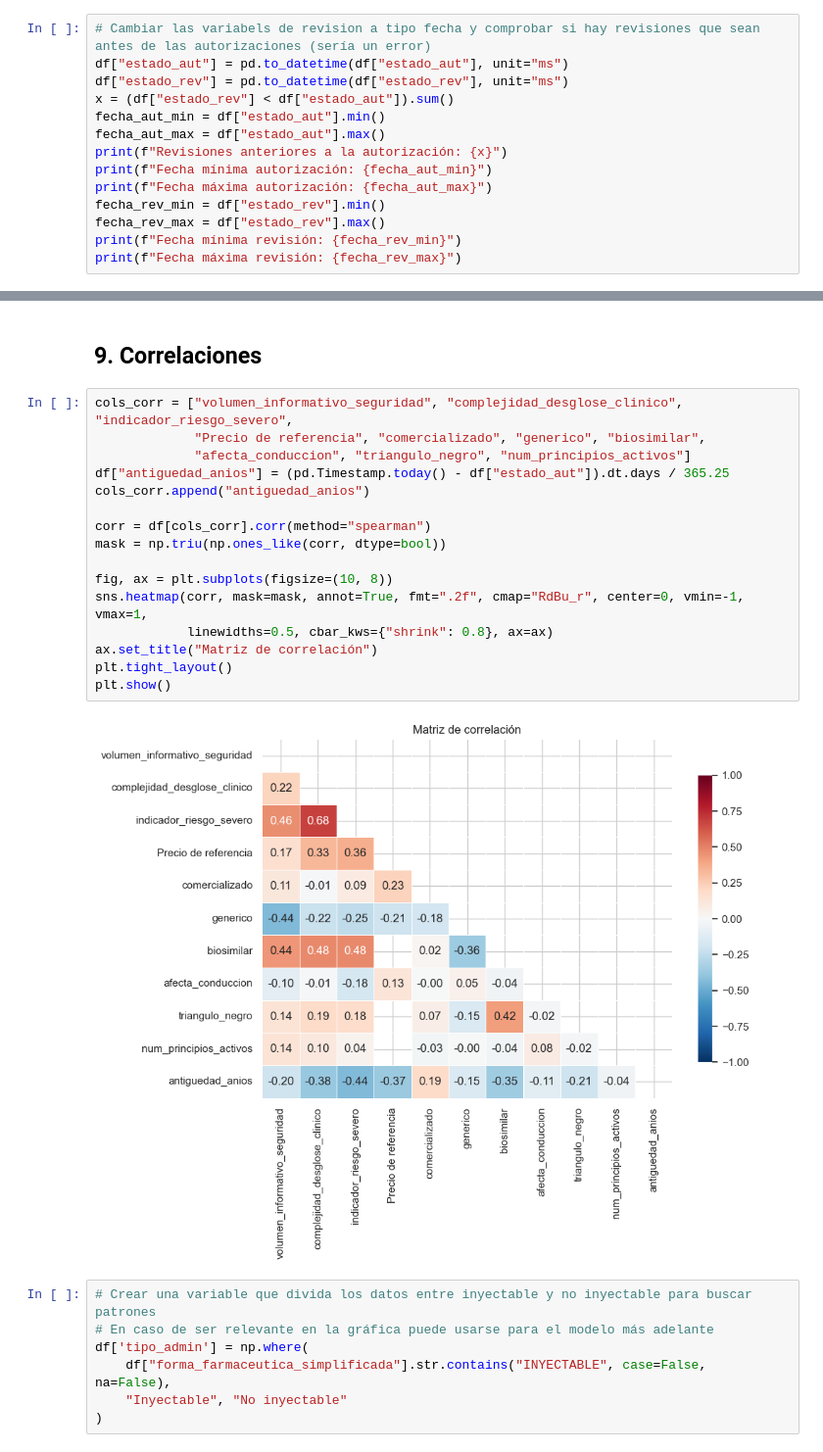
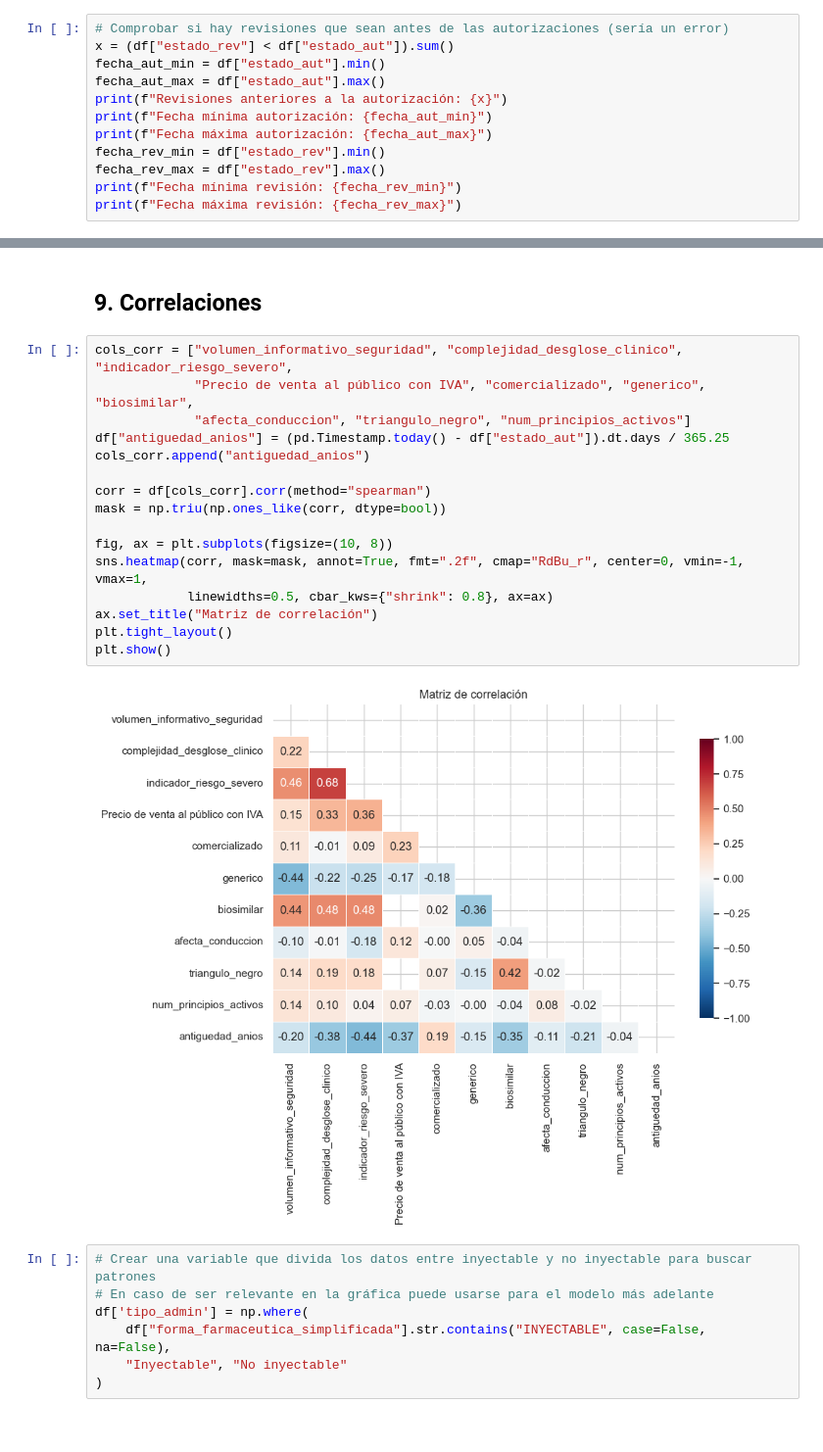
Before and after one commit to pedrinch10/Arthena4, a Jupyter notebook: codigo_HU4_HU5/HU4_EDA_medicamentos.ipynb, the cells around one changed output, grey strips where cells are left out. Shown at 98% size. Drawn from its saved outputs; the diff is of its cells as text.

```diff
--- a/codigo_HU4_HU5/HU4_EDA_medicamentos.ipynb
+++ b/codigo_HU4_HU5/HU4_EDA_medicamentos.ipynb
@@ -505,9 +491,7 @@ HIDROCORTISONA: {'HIDROCORTISONA FOSFATO SODIO': 2, 'HIDROCORTISONA SUCCINATO SO
 # %% [markdown]
 ## 7. Variables de fecha
 # %%
-# Cambiar las variabels de revision a tipo fecha y comprobar si hay revisiones que sean antes de las autorizaciones (sería un error)
-df["estado_aut"] = pd.to_datetime(df["estado_aut"], unit="ms")
-df["estado_rev"] = pd.to_datetime(df["estado_rev"], unit="ms")
+# Comprobar si hay revisiones que sean antes de las autorizaciones (sería un error)
 x = (df["estado_rev"] < df["estado_aut"]).sum()
 fecha_aut_min = df["estado_aut"].min()
 fecha_aut_max = df["estado_aut"].max()
@@ -548,22 +532,22 @@ df[numericas].describe().T.round(2)
 ## 9. Correlaciones
 # %%
 cols_corr = ["volumen_informativo_seguridad", "complejidad_desglose_clinico", "indicador_riesgo_severo",
-             "Precio de referencia", "comercializado", "generico", "biosimilar",
+             "Precio de venta al público con IVA", "comercializado", "generico", "biosimilar",
              "afecta_conduccion", "triangulo_negro", "num_principios_activos"]
 df["antiguedad_anios"] = (pd.Timestamp.today() - df["estado_aut"]).dt.days / 365.25
 cols_corr.append("antiguedad_anios")
 
 corr = df[cols_corr].corr(method="spearman")
 mask = np.triu(np.ones_like(corr, dtype=bool))
 
 fig, ax = plt.subplots(figsize=(10, 8))
 sns.heatmap(corr, mask=mask, annot=True, fmt=".2f", cmap="RdBu_r", center=0, vmin=-1, vmax=1,
             linewidths=0.5, cbar_kws={"shrink": 0.8}, ax=ax)
 ax.set_title("Matriz de correlación")
 plt.tight_layout()
 plt.show()
 # %% [output]
-[figure, old version]
+[figure, new version]
 # %%
 # Crear una variable que divida los datos entre inyectable y no inyectable para buscar patrones
 # En caso de ser relevante en la gráfica puede usarse para el modelo más adelante
```
Also changed, not shown: parts of 27 cells of this notebook, 2 other files.
